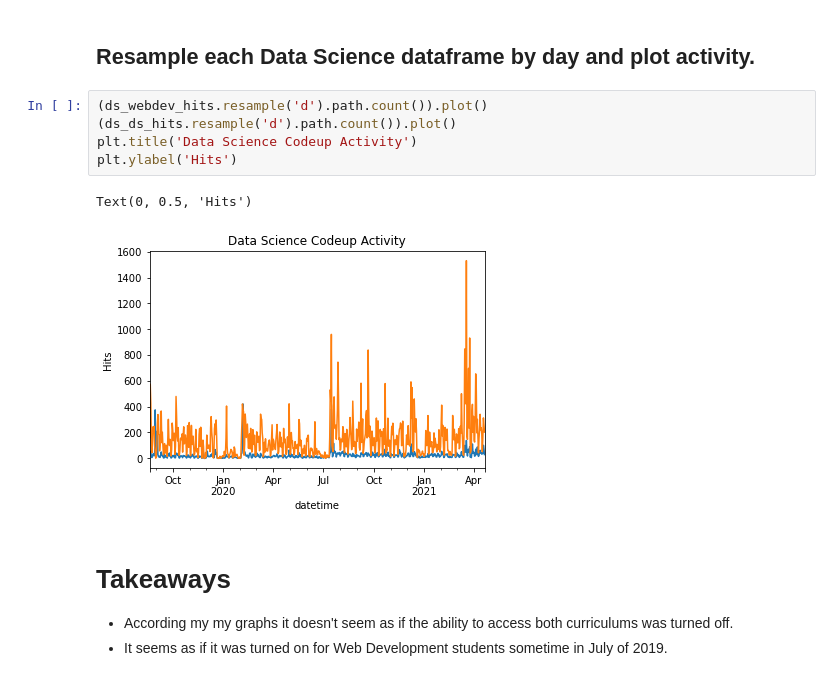
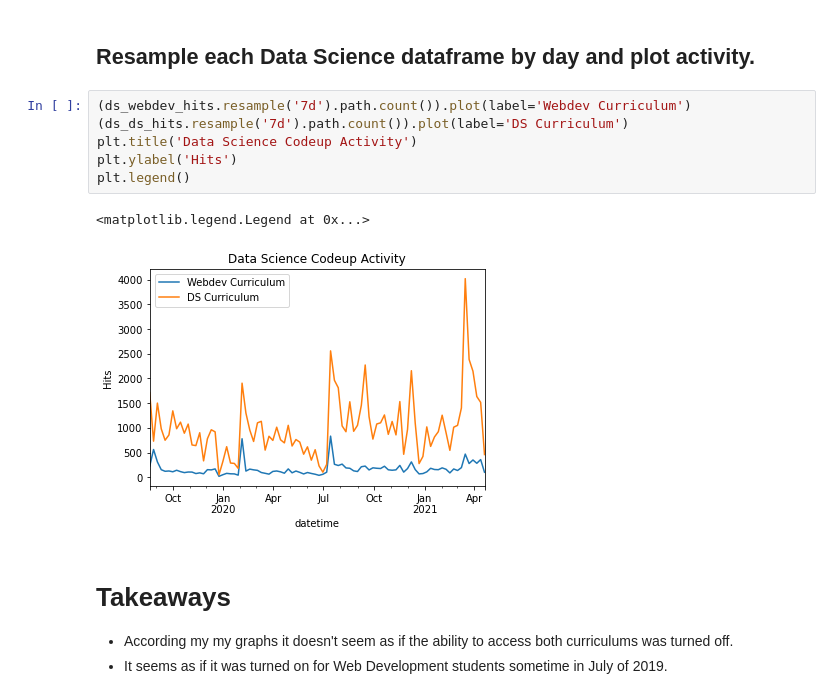
Before and after one commit to AnomalySweeper/user-log-anomaly-detection, a Jupyter notebook: bts-student-log-project-workflow-Copy1.ipynb, the cells around one changed output. Saved outputs shown, nothing was run; the diff lists cells and outputs as text.

Commit message:
Updating bts-workflow and adding two images.

```diff
--- a/bts-student-log-project-workflow-Copy1.ipynb
+++ b/bts-student-log-project-workflow-Copy1.ipynb
@@ -498,13 +507,14 @@ webdev_ds_hits.shape[0]+webdev_webdev_hits.shape[0]+ds_ds_hits.shape[0]+ds_webde
 # %% [markdown]
 ## Resample each Data Science dataframe by day and plot activity.
 # %%
-(ds_webdev_hits.resample('d').path.count()).plot()
-(ds_ds_hits.resample('d').path.count()).plot()
+(ds_webdev_hits.resample('7d').path.count()).plot(label='Webdev Curriculum')
+(ds_ds_hits.resample('7d').path.count()).plot(label='DS Curriculum')
 plt.title('Data Science Codeup Activity')
 plt.ylabel('Hits')
+plt.legend()
 # %% [output]
-Text(0, 0.5, 'Hits')
+<matplotlib.legend.Legend at 0x...>
-[figure, old version]
+[figure, new version]
 # %% [markdown]
 # Takeaways
 * According my my graphs it doesn't seem as if the ability to access both curriculums was turned off.
```
Also changed, not shown: parts of 1 cell of this notebook, 2 other files.
